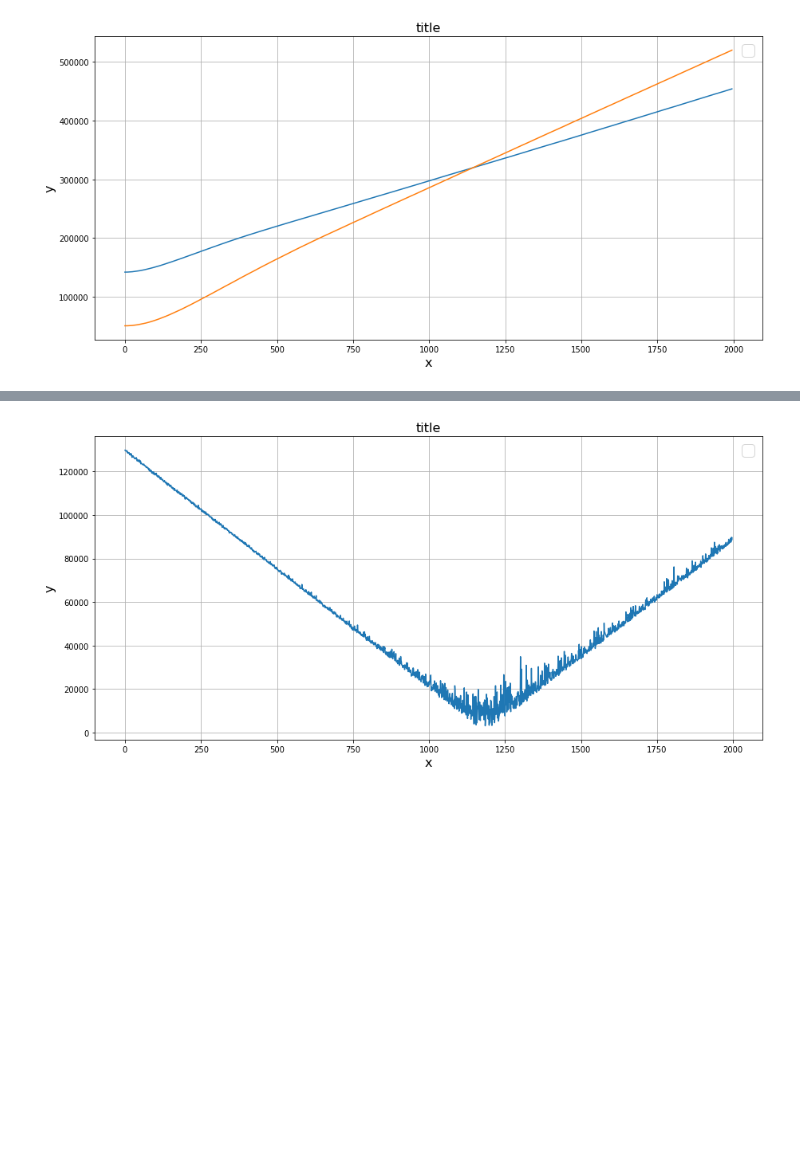
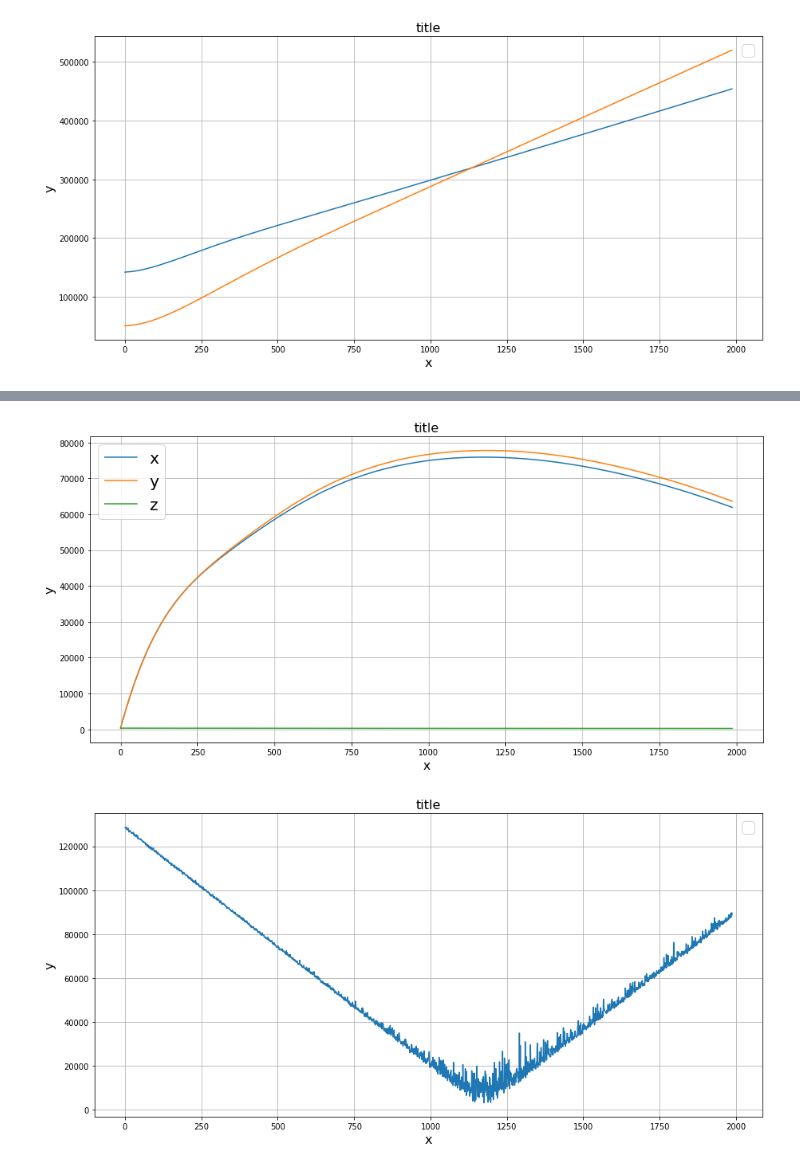
Before and after one commit to NicholasBabaev/final_project_EDP, a Jupyter notebook: edp_final_project.ipynb, the cells around one changed output, grey strips where cells are left out. Saved outputs shown, nothing was run; the diff lists cells and outputs as text; code cells hidden in the pictures; blank space fills up the shorter version.

```diff
--- a/edp_final_project.ipynb
+++ b/edp_final_project.ipynb
@@ -397,3 +411,7 @@ showPlease([giveElements(kalman_A.kalmanVectors,4),giveElements(kalman_B.kalmanV
+# %%
+showPlease([np.array(giveElementsFromMatrix(kalman_A.listP,0,0))**0.5,np.array(giveElementsFromMatrix(kalman_A.listP,2,2))**0.5,np.array(giveElementsFromMatrix(kalman_A.listP,4,4))**0.5],["x","y","z"])
+# %% [output]
+[figure, added]
 # %%
 def min_distance(a,b):
   distances = []
```
Also changed, not shown: parts of 12 cells of this notebook.
